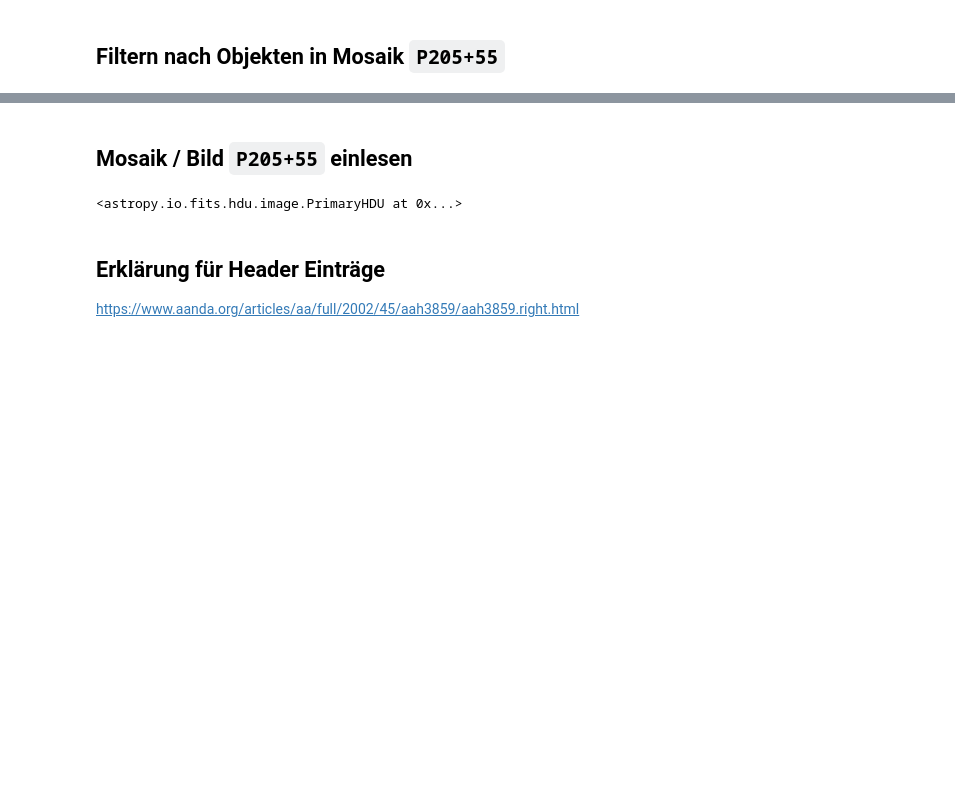
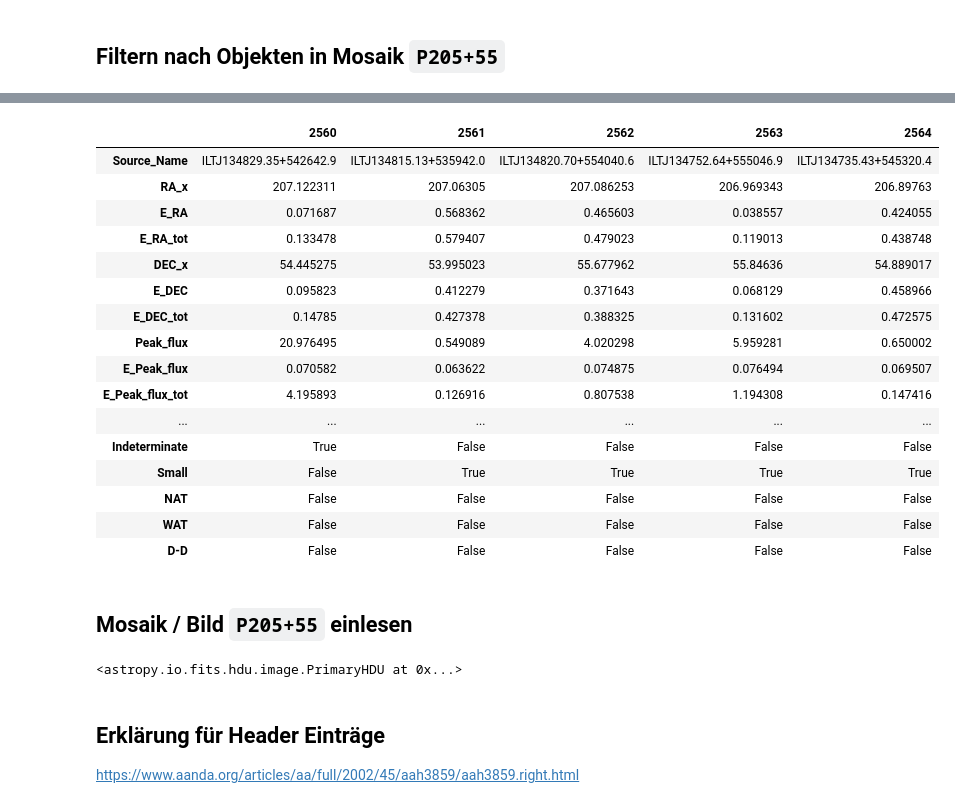
Before and after one commit to jmzk96/fits-preprocessing, a Jupyter notebook: notebook/di_astro_header_and_dimensions.ipynb, the cells around one changed output, grey strips where cells are left out. Saved outputs shown, nothing was run; the diff lists cells and outputs as text; code cells hidden in the pictures; blank space fills up the shorter version.

```diff
--- a/notebook/di_astro_header_and_dimensions.ipynb
+++ b/notebook/di_astro_header_and_dimensions.ipynb
@@ -136,3 +126,24 @@ tab_205
+# %%
+tab_merge_205 = tab_merge[tab_merge.Mosaic_ID.str.contains("205\+55")]
+tab_merge_205.head().T
+# %% [output]
+|  | 2560 | 2561 | 2562 | 2563 | 2564 |
+| Source_Name | ILTJ134829.35+542642.9 | ILTJ134815.13+535942.0 | ILTJ134820.70+554040.6 | ILTJ134752.64+555046.9 | ILTJ134735.43+545320.4 |
+| RA_x | 207.122311 | 207.06305 | 207.086253 | 206.969343 | 206.89763 |
+| E_RA | 0.071687 | 0.568362 | 0.465603 | 0.038557 | 0.424055 |
+| E_RA_tot | 0.133478 | 0.579407 | 0.479023 | 0.119013 | 0.438748 |
+| DEC_x | 54.445275 | 53.995023 | 55.677962 | 55.84636 | 54.889017 |
+| E_DEC | 0.095823 | 0.412279 | 0.371643 | 0.068129 | 0.458966 |
+| E_DEC_tot | 0.14785 | 0.427378 | 0.388325 | 0.131602 | 0.472575 |
+| Peak_flux | 20.976495 | 0.549089 | 4.020298 | 5.959281 | 0.650002 |
+| E_Peak_flux | 0.070582 | 0.063622 | 0.074875 | 0.076494 | 0.069507 |
+| E_Peak_flux_tot | 4.195893 | 0.126916 | 0.807538 | 1.194308 | 0.147416 |
+| ... | ... | ... | ... | ... | ... |
+| Indeterminate | True | False | False | False | False |
+| Small | False | True | True | True | True |
+| NAT | False | False | False | False | False |
+| WAT | False | False | False | False | False |
+| D-D | False | False | False | False | False |
 # %% [markdown]
 ## Mosaik / Bild `P205+55` einlesen
 # %%
```
Also changed, not shown: parts of 8 cells of this notebook, 1 other file.
